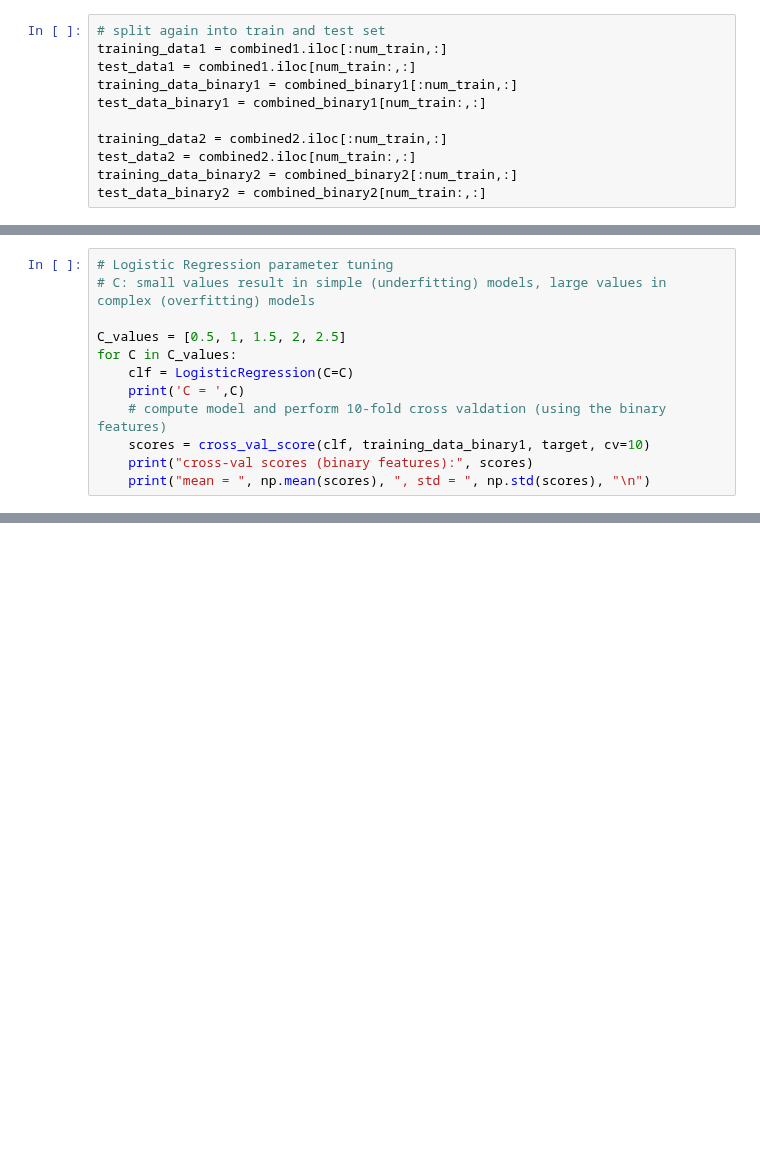
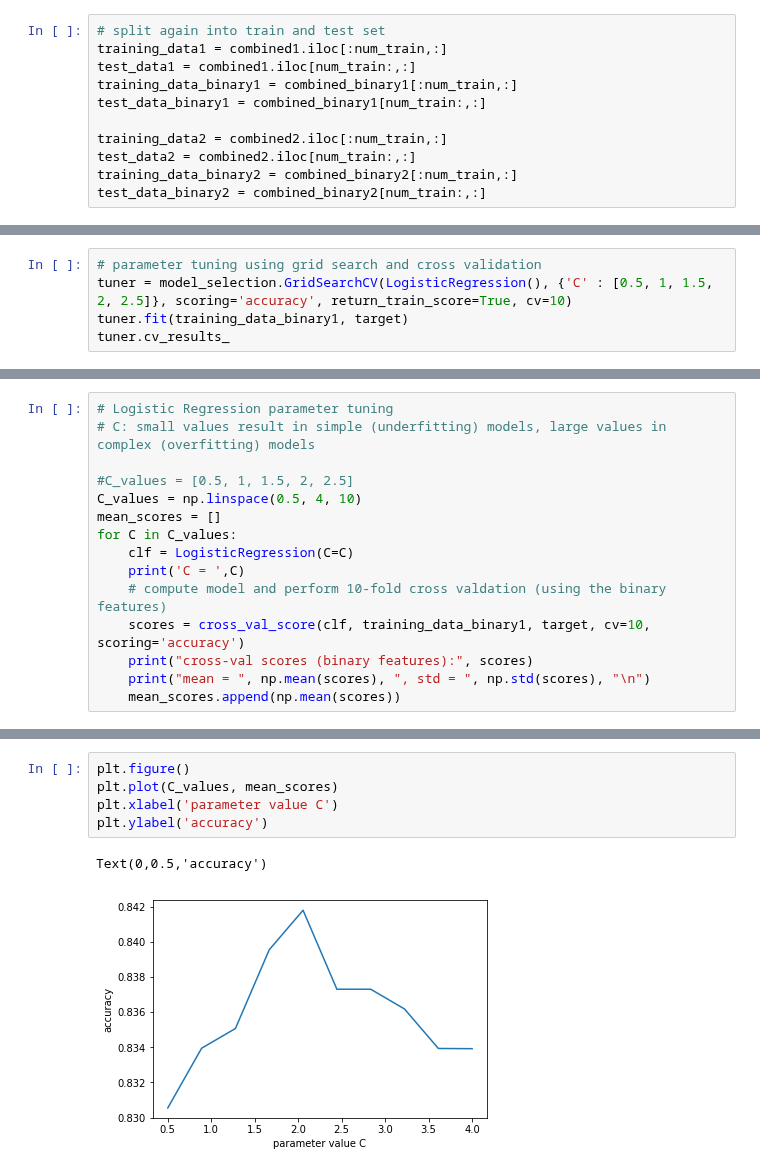
Before and after one commit to FionaLippert/DataMining, a Jupyter notebook: titanic.ipynb, the cells around one changed output, grey strips where cells are left out. Drawn from its saved outputs; the diff is of its cells as text; blank space fills up the shorter version.

Commit message:
tuning and evaluation

```diff
--- a/titanic.ipynb
+++ b/titanic.ipynb
@@ -441,3 +449,8 @@ mean =  0.7924046646237658 , std =  0.03889689876753284
 cross-val scores (binary features): [0.74444444 0.83333333 0.79775281 0.83146067 0.84269663 0.84269663
  0.84269663 0.7752809  0.88764045 0.85227273]
 mean =  0.8250275224151629 , std =  0.039270743258632446
+# %%
+# parameter tuning using grid search and cross validation
+tuner = model_selection.GridSearchCV(LogisticRegression(), {'C' : [0.5, 1, 1.5, 2, 2.5]}, scoring='accuracy', return_train_score=True, cv=10)
+tuner.fit(training_data_binary1, target)
+tuner.cv_results_
@@ -445,14 +476,17 @@ mean =  0.8250275224151629 , std =  0.039270743258632446
 # Logistic Regression parameter tuning
 # C: small values result in simple (underfitting) models, large values in complex (overfitting) models
 
-C_values = [0.5, 1, 1.5, 2, 2.5]
+#C_values = [0.5, 1, 1.5, 2, 2.5]
+C_values = np.linspace(0.5, 4, 10)
+mean_scores = []
 for C in C_values:
     clf = LogisticRegression(C=C)
     print('C = ',C)
     # compute model and perform 10-fold cross valdation (using the binary features)
-    scores = cross_val_score(clf, training_data_binary1, target, cv=10)
+    scores = cross_val_score(clf, training_data_binary1, target, cv=10, scoring='accuracy')
     print("cross-val scores (binary features):", scores)
     print("mean = ", np.mean(scores), ", std = ", np.std(scores), "\n")
+    mean_scores.append(np.mean(scores))
 # %% [output]
 C =  0.5
 cross-val scores (binary features): [0.82222222 0.84444444 0.79775281 0.86516854 0.83146067 0.79775281
@@ -473,0 +508,8 @@ mean =  0.8372996822154125 , std =  0.0217392224959419
+# %%
+plt.figure()
+plt.plot(C_values, mean_scores)
+plt.xlabel('parameter value C')
+plt.ylabel('accuracy')
+# %% [output]
+Text(0,0.5,'accuracy')
+[figure, added]
```
Also changed, not shown: parts of 15 cells of this notebook, 1 other file.
